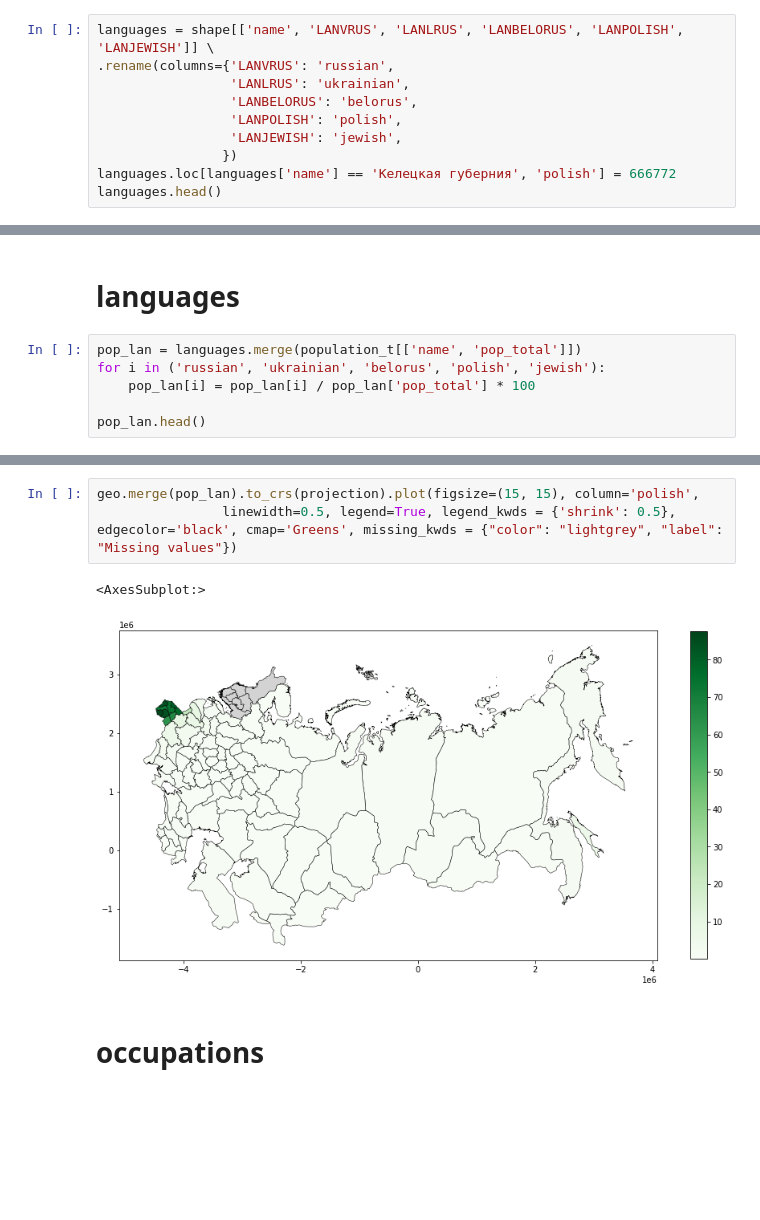
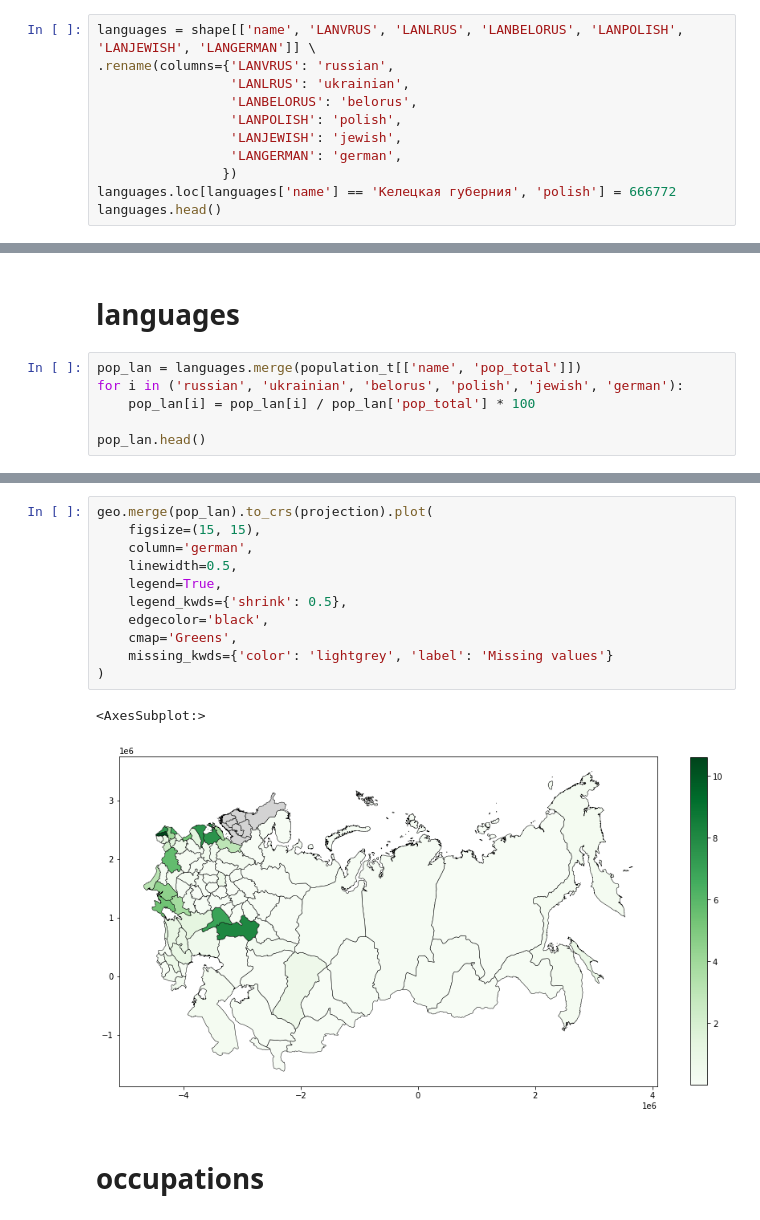
Before and after one commit to fant0md/empire-migrations-coursework, a Jupyter notebook: dataset-creation.ipynb, the cells around one changed output, grey strips where cells are left out. Cells and saved outputs as stored; diff of their text form; blank space fills up the shorter version.

```diff
--- a/dataset-creation.ipynb
+++ b/dataset-creation.ipynb
@@ -71,10 +50,11 @@ shape.columns.tolist()
 # %%
-languages = shape[['name', 'LANVRUS', 'LANLRUS', 'LANBELORUS', 'LANPOLISH', 'LANJEWISH']] \
+languages = shape[['name', 'LANVRUS', 'LANLRUS', 'LANBELORUS', 'LANPOLISH', 'LANJEWISH', 'LANGERMAN']] \
 .rename(columns={'LANVRUS': 'russian',
                  'LANLRUS': 'ukrainian',
                  'LANBELORUS': 'belorus',
                  'LANPOLISH': 'polish',
                  'LANJEWISH': 'jewish',
+                 'LANGERMAN': 'german',
                 })
 languages.loc[languages['name'] == 'Келецкая губерния', 'polish'] = 666772
 languages.head()
@@ -378,7 +320,7 @@ agriculture
 # languages
 # %%
 pop_lan = languages.merge(population_t[['name', 'pop_total']])
-for i in ('russian', 'ukrainian', 'belorus', 'polish', 'jewish'):
+for i in ('russian', 'ukrainian', 'belorus', 'polish', 'jewish', 'german'):
     pop_lan[i] = pop_lan[i] / pop_lan['pop_total'] * 100
 
 pop_lan.head()
@@ -392,9 +334,17 @@ pop_lan.head()
 # %%
-geo.merge(pop_lan).to_crs(projection).plot(figsize=(15, 15), column='polish',
-                linewidth=0.5, legend=True, legend_kwds = {'shrink': 0.5}, edgecolor='black', cmap='Greens', missing_kwds = {"color": "lightgrey", "label": "Missing values"})
+geo.merge(pop_lan).to_crs(projection).plot(
+    figsize=(15, 15),
+    column='german',
+    linewidth=0.5,
+    legend=True,
+    legend_kwds={'shrink': 0.5},
+    edgecolor='black',
+    cmap='Greens',
+    missing_kwds={'color': 'lightgrey', 'label': 'Missing values'}
+)
 # %% [output]
 <AxesSubplot:>
-[figure, old version]
+[figure, new version]
 # %% [markdown]
 # occupations
 # %%
```
Also changed, not shown: parts of 26 cells of this notebook, 4 other files.
